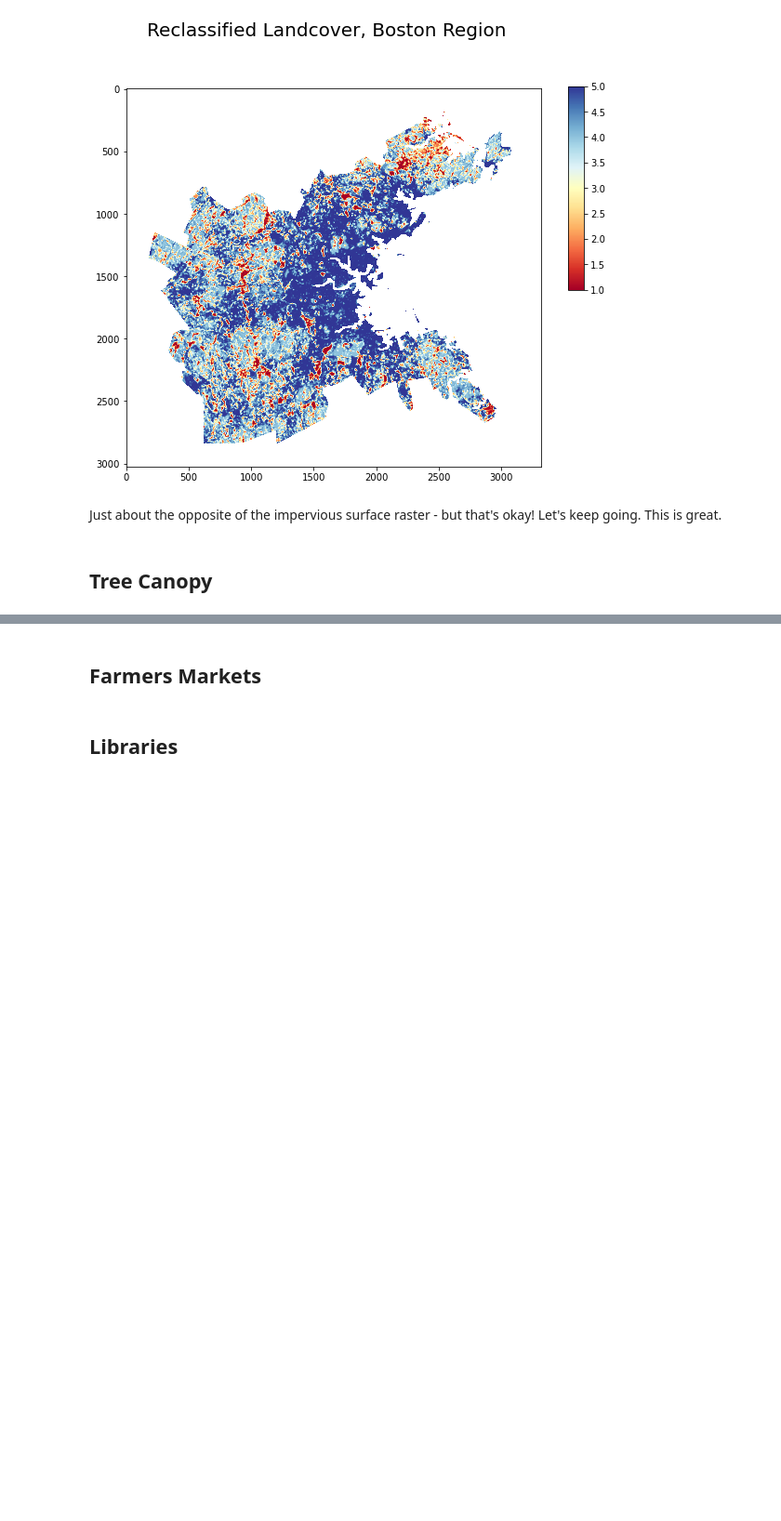
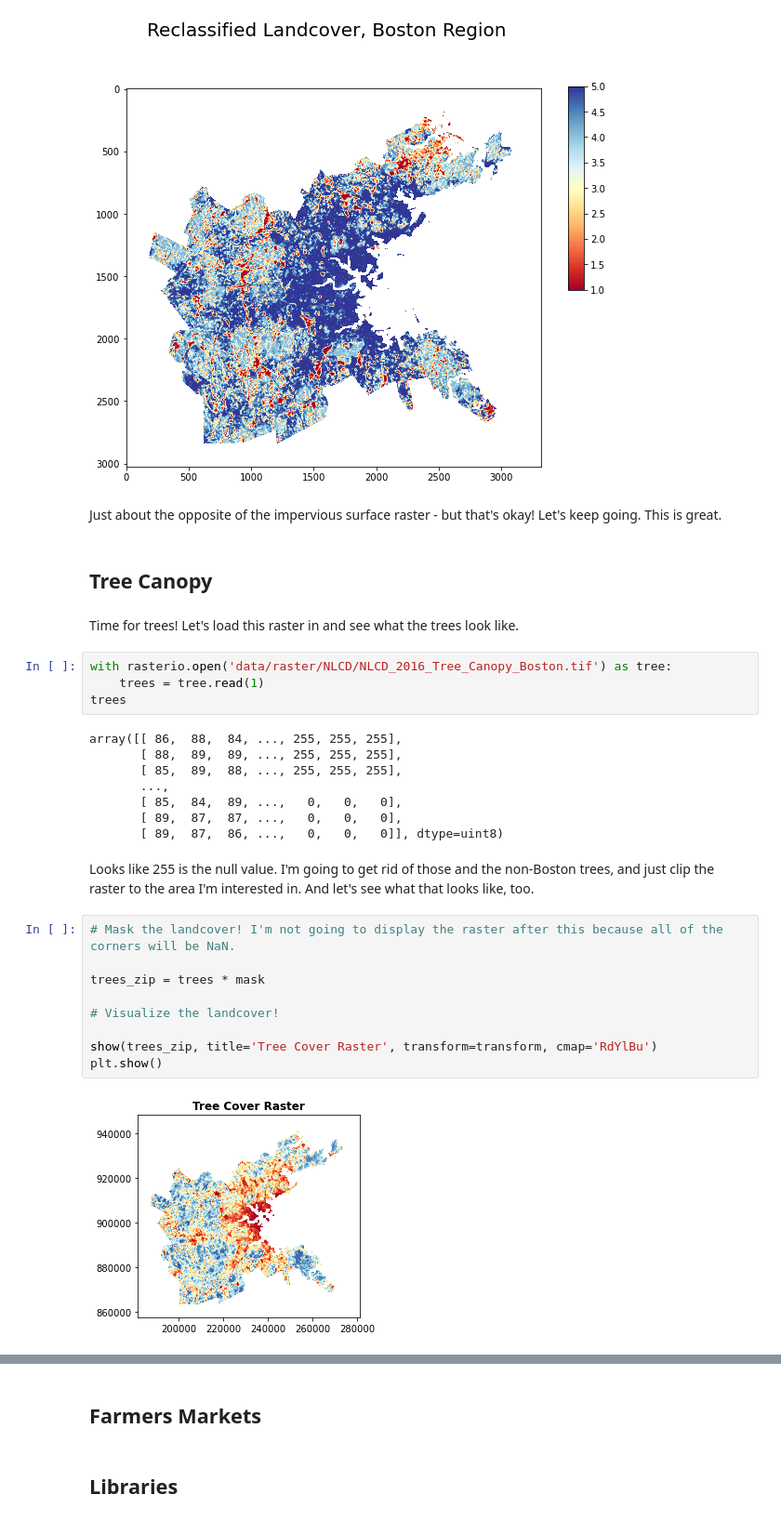
Before and after one commit to krowe42/FinalProject-LivingDecisions, a Jupyter notebook: Rowe-LivingDecisions.ipynb, the cells around one changed output, grey strips where cells are left out. Shown at 93% size. Cells and saved outputs as stored; diff of their text form; blank space fills up the shorter version.

Commit message:
finished tree cover

```diff
--- a/Rowe-LivingDecisions.ipynb
+++ b/Rowe-LivingDecisions.ipynb
@@ -312,3 +312,30 @@ plt.show()
 Just about the opposite of the impervious surface raster - but that's okay! Let's keep going. This is great.
 # %% [markdown]
 ## Tree Canopy
+# %% [markdown]
+Time for trees! Let's load this raster in and see what the trees look like.
+# %%
+with rasterio.open('data/raster/NLCD/NLCD_2016_Tree_Canopy_Boston.tif') as tree:
+    trees = tree.read(1)
+trees
+# %% [output]
+array([[ 86,  88,  84, ..., 255, 255, 255],
+       [ 88,  89,  89, ..., 255, 255, 255],
+       [ 85,  89,  88, ..., 255, 255, 255],
+       ...,
+       [ 85,  84,  89, ...,   0,   0,   0],
+       [ 89,  87,  87, ...,   0,   0,   0],
+       [ 89,  87,  86, ...,   0,   0,   0]], dtype=uint8)
+# %% [markdown]
+Looks like 255 is the null value. I'm going to get rid of those and the non-Boston trees, and just clip the raster to the area I'm interested in. And let's see what that looks like, too.
+# %%
+# Mask the landcover! I'm not going to display the raster after this because all of the corners will be NaN.
+
+trees_zip = trees * mask
+
+# Visualize the landcover!
+
+show(trees_zip, title='Tree Cover Raster', transform=transform, cmap='RdYlBu')
+plt.show()
+# %% [output]
+[figure, added]
```
Also changed, not shown: parts of 5 cells of this notebook.
